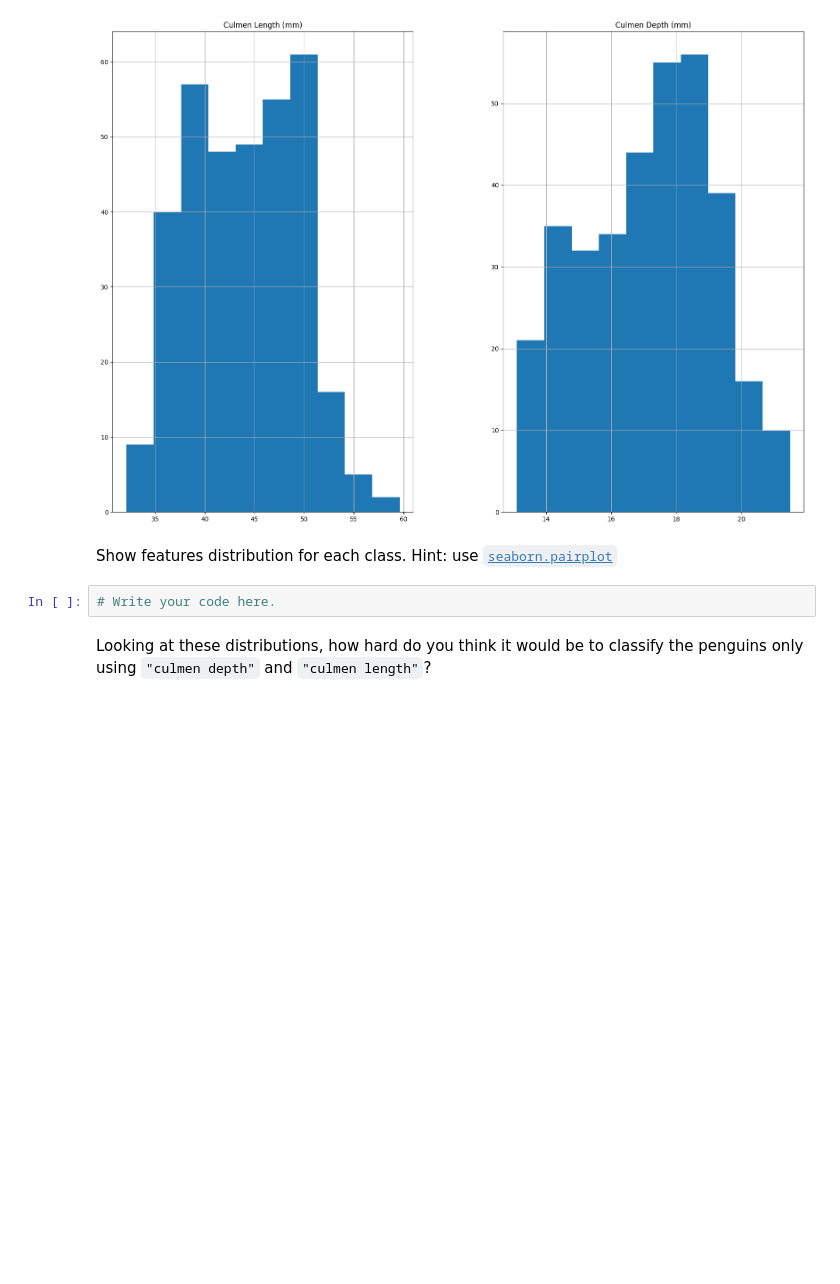
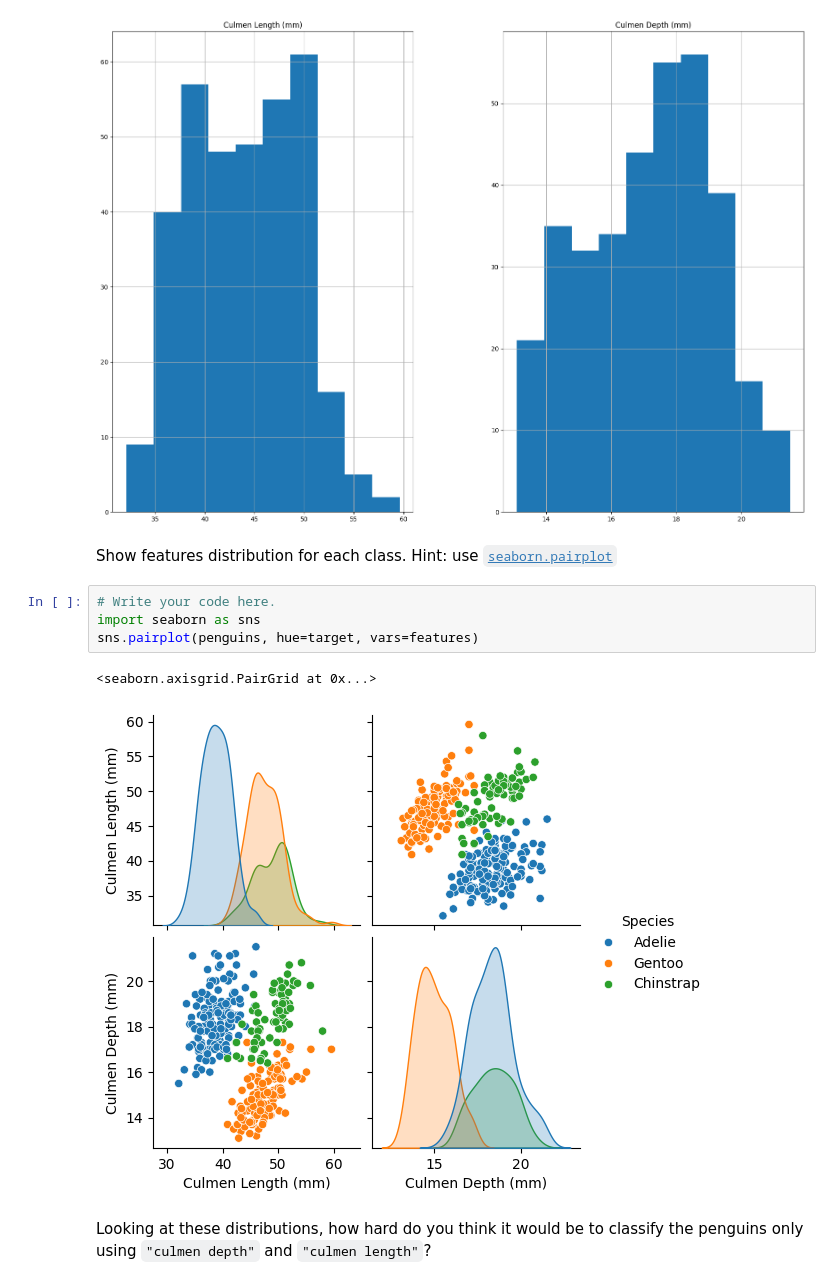
Before and after one commit to Luluhmm/week3ML, a Jupyter notebook: M1.01.ipynb, the cells around one changed output. Saved outputs shown, nothing was run; the diff lists cells and outputs as text; blank space fills up the shorter version.

Commit message:
pairplot for features distibution

```diff
--- a/M1.01.ipynb
+++ b/M1.01.ipynb
@@ -110,6 +110,11 @@ Show features distribution for each class. Hint: use
 [`seaborn.pairplot`](https://seaborn.pydata.org/generated/seaborn.pairplot.html)
 # %%
 # Write your code here.
+import seaborn as sns
+sns.pairplot(penguins, hue=target, vars=features)
+# %% [output]
+<seaborn.axisgrid.PairGrid at 0x...>
+[figure, added]
 # %% [markdown]
 Looking at these distributions, how hard do you think it would be to classify
 the penguins only using `"culmen depth"` and `"culmen length"`?
```
